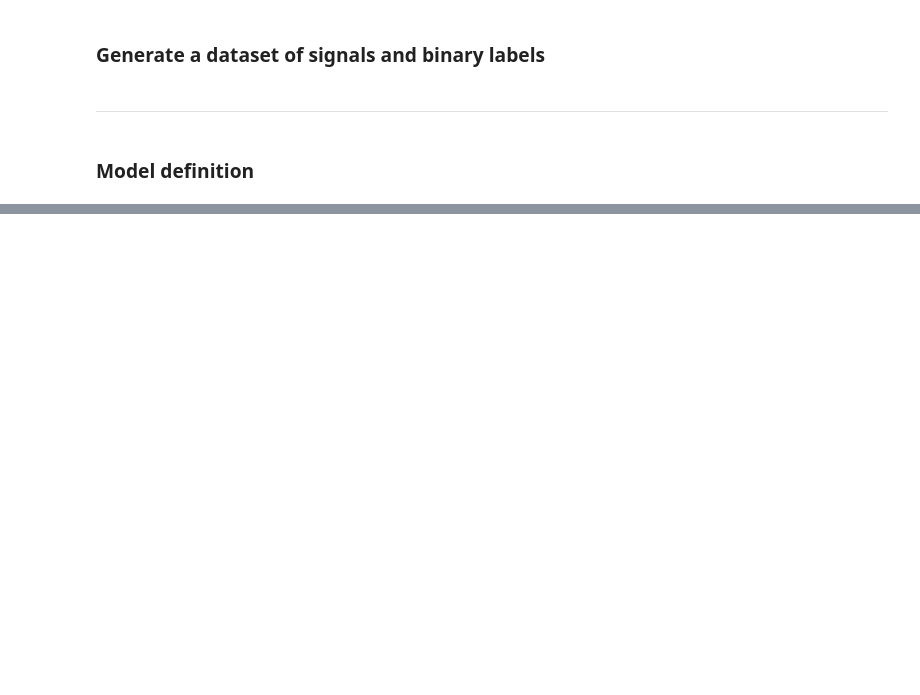
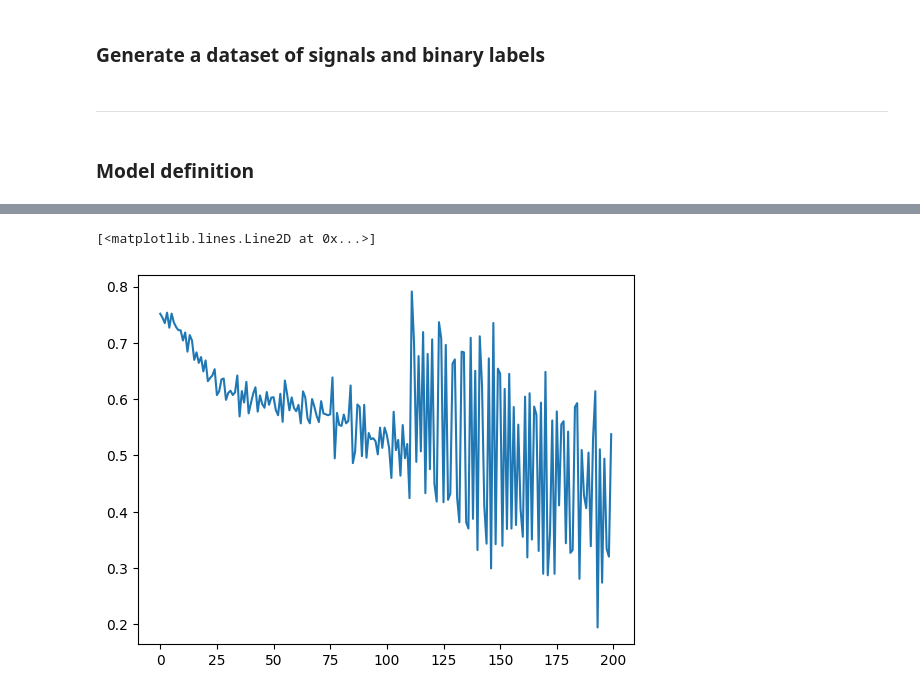
Before and after one commit to LeoDiNino97/TaskDrivenDictionaryLearning, a Jupyter notebook: classification_primer.ipynb, the cells around one changed output, grey strips where cells are left out. Saved outputs shown, nothing was run; the diff lists cells and outputs as text; code cells hidden in the pictures; blank space fills up the shorter version.

```diff
--- a/classification_primer.ipynb
+++ b/classification_primer.ipynb
@@ -16,7 +16,7 @@ warnings.filterwarnings("ignore")
 ### Generate a dataset of signals and binary labels
 # %%
 class SyntheticSignals():
-    def __init__(self, A, B, n, m, s, s_sigma = 0.5, eps_sigma = 0.01, size = 1000, batch_size = 512):
+    def __init__(self, A, B, n, m, s, s_sigma = 0.5, eps_sigma = 0.01, size = 1000, batch_size = 400):
 
         self.n = n          # Number of samples in the original signal
         self.m = m          # Number of samples through the linear transformation
@@ -192,7 +189,7 @@ class TDDL(nn.Module):
 
 m_ = 150
 n_ = 200
-s_ = 70
+s_ = 20
 
 # Measurement matrices
 A_ = torch.randn(m_,n_)
@@ -216,4 +213,4 @@ test_set = SyntheticSignals(A = A_,
                             s = s_,
                             size = 200).set_loader()
 # %%
-model = TDDL(m_, n_, 100, 300, LR = 5e-3)
+model = TDDL(m_, n_, 20, T = 100, LR = 5e-3)
@@ -219,0 +227,2 @@ model = TDDL(m_, n_, 100, 300, LR = 5e-3)
+# %%
+model.trainLoop(train_set)
@@ -219,0 +239,5 @@ model = TDDL(m_, n_, 100, 300, LR = 5e-3)
+# %%
+plt.plot(model.losses)
+# %% [output]
+[<matplotlib.lines.Line2D at 0x...>]
+[figure, added]
```
Also changed, not shown: parts of 3 cells of this notebook.
